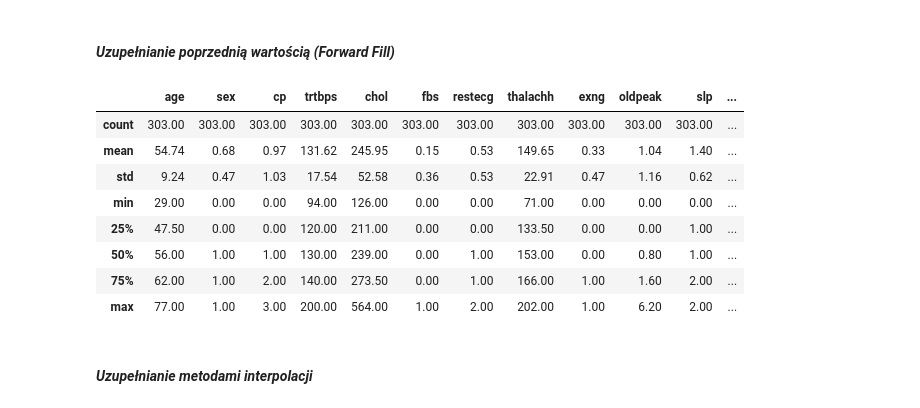
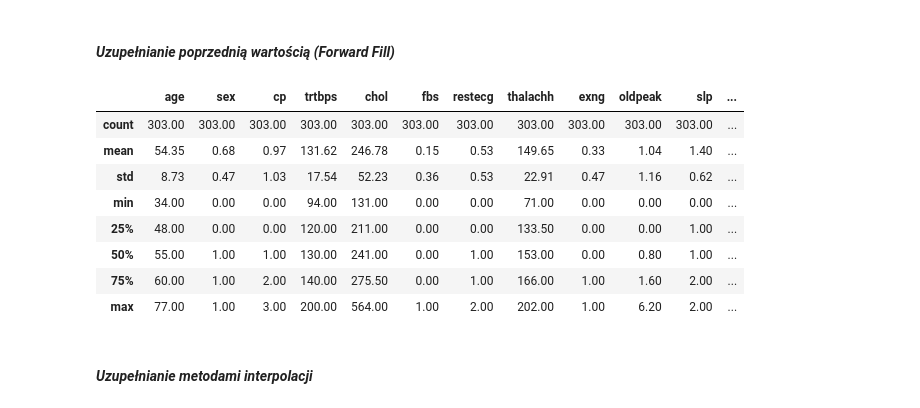
Before and after one commit to Remko23/Data-Science-Club, a Jupyter notebook: Data Imputation/imputation.ipynb, the cells around one changed output. Cells and saved outputs as stored; diff of their text form; code cells hidden in the pictures.

```diff
--- a/Data Imputation/imputation.ipynb
+++ b/Data Imputation/imputation.ipynb
@@ -217,18 +217,19 @@ data['chol'].compare(mean_imputation['chol'])
 # %% [markdown]
 #### *Uzupełnianie poprzednią wartością (Forward Fill)*
 # %%
-forward_fill = rand_data.copy().ffill().dropna() # (jesli np. w pierwszym rekordzie bedzie brak to forward fill zostawi NaN, nie wypelni go)
+forward_fill = rand_data.copy().ffill()#.dropna()
+forward_fill = forward_fill.fillna(forward_fill.mean) # (jesli np. w pierwszym rekordzie bedzie brak to forward fill zostawi NaN, nie wypelni go)
 
 forward_fill.describe()
 # %% [output]
 |  | age | sex | cp | trtbps | chol | fbs | restecg | thalachh | exng | oldpeak | slp | ... |
 | count | 303.00 | 303.00 | 303.00 | 303.00 | 303.00 | 303.00 | 303.00 | 303.00 | 303.00 | 303.00 | 303.00 | ... |
-| mean | 54.74 | 0.68 | 0.97 | 131.62 | 245.95 | 0.15 | 0.53 | 149.65 | 0.33 | 1.04 | 1.40 | ... |
-| std | 9.24 | 0.47 | 1.03 | 17.54 | 52.58 | 0.36 | 0.53 | 22.91 | 0.47 | 1.16 | 0.62 | ... |
-| min | 29.00 | 0.00 | 0.00 | 94.00 | 126.00 | 0.00 | 0.00 | 71.00 | 0.00 | 0.00 | 0.00 | ... |
-| 25% | 47.50 | 0.00 | 0.00 | 120.00 | 211.00 | 0.00 | 0.00 | 133.50 | 0.00 | 0.00 | 1.00 | ... |
-| 50% | 56.00 | 1.00 | 1.00 | 130.00 | 239.00 | 0.00 | 1.00 | 153.00 | 0.00 | 0.80 | 1.00 | ... |
-| 75% | 62.00 | 1.00 | 2.00 | 140.00 | 273.50 | 0.00 | 1.00 | 166.00 | 1.00 | 1.60 | 2.00 | ... |
+| mean | 54.35 | 0.68 | 0.97 | 131.62 | 246.78 | 0.15 | 0.53 | 149.65 | 0.33 | 1.04 | 1.40 | ... |
+| std | 8.73 | 0.47 | 1.03 | 17.54 | 52.23 | 0.36 | 0.53 | 22.91 | 0.47 | 1.16 | 0.62 | ... |
+| min | 34.00 | 0.00 | 0.00 | 94.00 | 131.00 | 0.00 | 0.00 | 71.00 | 0.00 | 0.00 | 0.00 | ... |
+| 25% | 48.00 | 0.00 | 0.00 | 120.00 | 211.00 | 0.00 | 0.00 | 133.50 | 0.00 | 0.00 | 1.00 | ... |
+| 50% | 55.00 | 1.00 | 1.00 | 130.00 | 241.00 | 0.00 | 1.00 | 153.00 | 0.00 | 0.80 | 1.00 | ... |
+| 75% | 60.00 | 1.00 | 2.00 | 140.00 | 275.50 | 0.00 | 1.00 | 166.00 | 1.00 | 1.60 | 2.00 | ... |
 | max | 77.00 | 1.00 | 3.00 | 200.00 | 564.00 | 1.00 | 2.00 | 202.00 | 1.00 | 6.20 | 2.00 | ... |
 # %% [markdown]
 #### *Uzupełnianie metodami interpolacji*
```
Also changed, not shown: parts of 18 cells of this notebook, 2 other files.
